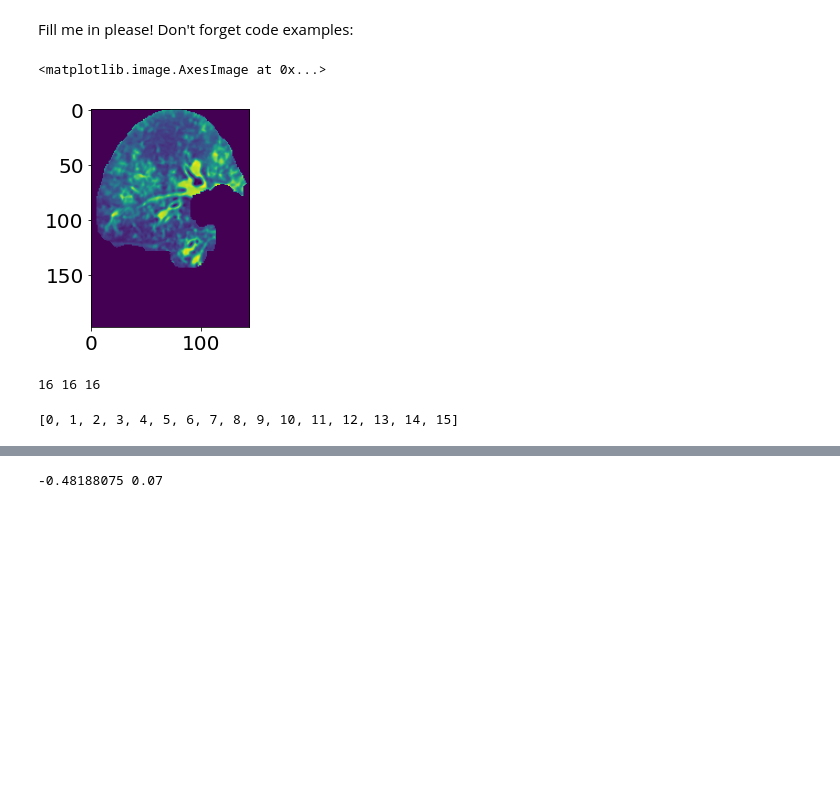
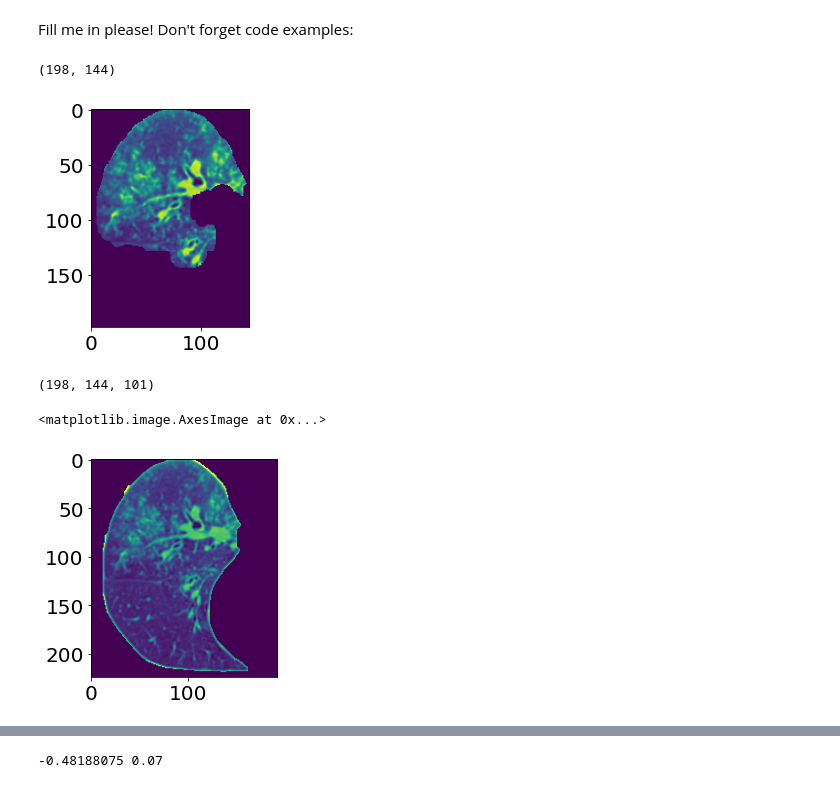
Before and after one commit to octaviomtz/nbdev_c19_synthesis, a Jupyter notebook: 02_replace_lesions.ipynb, the cells around one changed output, grey strips where cells are left out. Drawn from its saved outputs; the diff is of its cells as text; code cells hidden in the pictures; blank space fills up the shorter version.

```diff
--- a/02_replace_lesions.ipynb
+++ b/02_replace_lesions.ipynb
@@ -105,31 +111,17 @@ SLICE = 50
 im = copy(target_img_covid[...,SLICE])
 # %%
 plt.imshow(im)
+np.shape(im)
 # %% [output]
-<matplotlib.image.AxesImage at 0x...>
+(198, 144)
 [figure]
-# %%
-path_synthesis = '/content/drive/My Drive/Datasets/covid19/results/cea_synthesis/patient04/'
-all_files = os.listdir(path_synthesis)
-lesion_files = [i for i in all_files if i.startswith('lesion')]
-coords_files = [i for i in all_files if i.startswith('coords_lesion')]
-masks_files = [i for i in all_files if i.startswith('mask_lesion')]
-# read lesions and coordinates making sure both files exist
-lesions_all = []
-coords_all = []
-masks_all = []
-lesion_nr = []
-possible_lesions = np.arange(np.max((len(lesion_files), len(coords_files),len(masks_files))))
-for i in possible_lesions:
-  if f'lesion_{i}.npz' in lesion_files and f'coords_lesion_{i}.npy' in coords_files and f'mask_lesion_{i}.npz' in masks_files:
-    lesion_ = np.load(f'{path_synthesis}lesion_{i}.npz')
-    lesions_all.append(lesion_.f.arr_0)
-    coords_all.append(np.load(f'{path_synthesis}coords_lesion_{i}.npy'))
-    mask_ = np.load(f'{path_synthesis}mask_lesion_{i}.npz')
-    masks_all.append(mask_.f.arr_0)
-    lesion_nr.extend([i])
-print(len(lesions_all), len(coords_all), len(masks_all))
-lesion_nr
-# %% [output]
-16 16 16
-[0, 1, 2, 3, 4, 5, 6, 7, 8, 9, 10, 11, 12, 13, 14, 15]
+# %%
+# get the lungs only
+mask_lungs_32 = pad_two_size_multiple_32(target_mask2[coords_lung_inpaint[0]:coords_lung_inpaint[1],coords_lung_inpaint[2]:coords_lung_inpaint[3],coords_lung_inpaint[4]:coords_lung_inpaint[5]])
+mask_lungs_32 = mask_lungs_32[y_min: y_max, x_min: x_max, z_min: z_max]
+print(np.shape(mask_lungs_32))
+plt.imshow(img[...,SLICE+z_min])
+# %% [output]
+(198, 144, 101)
+<matplotlib.image.AxesImage at 0x...>
+[figure, added]
```
Also changed, not shown: parts of 46 cells of this notebook, 8 other files.
